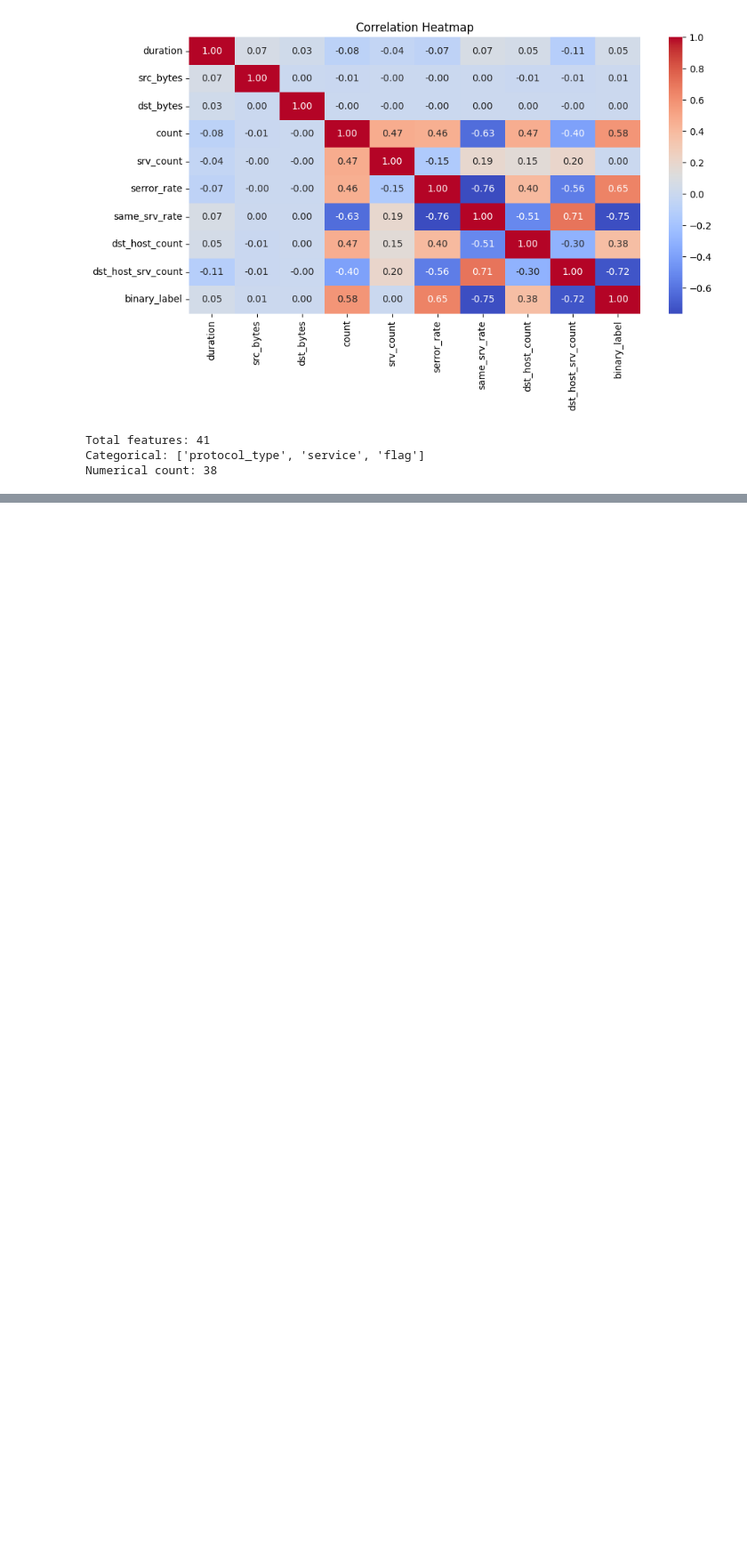
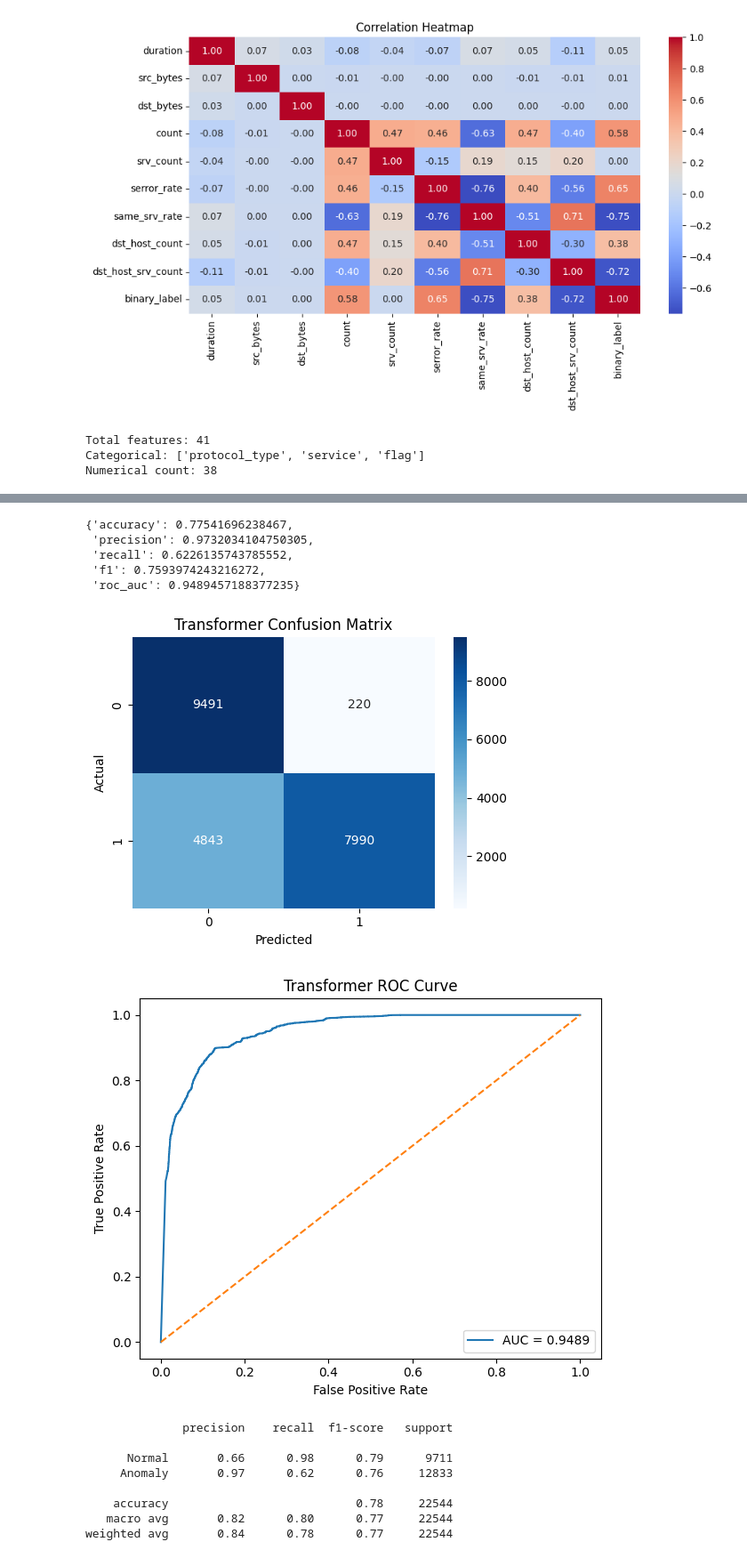
Before and after one commit to Mad03633/NetGuard, a Jupyter notebook: notebook/main.ipynb, the cells around one changed output, grey strips where cells are left out. Shown at 89% size. Cells and saved outputs as stored; diff of their text form; code cells hidden in the pictures; blank space fills up the shorter version.

```diff
--- a/notebook/main.ipynb
+++ b/notebook/main.ipynb
@@ -204,0 +328,21 @@ Numerical count: 38
+# %%
+import os
+from sklearn.ensemble import RandomForestClassifier
+
+# Random Forest
+rf_model_path = "../results/models/random_forest.pkl"
+
+if os.path.exists(rf_model_path):
+    rf_model = joblib.load(rf_model_path)
+    print("Loaded saved Random Forest model.")
+else:
+    rf_model = RandomForestClassifier(
+        n_estimators=200,
+        max_features="sqrt",
+        class_weight="balanced",
+        random_state=42,
+        n_jobs=-1
+    )
+    rf_model.fit(X_tr, y_tr)
+    joblib.dump(rf_model, rf_model_path)
+    print("Trained and saved Random Forest model.")
@@ -204,0 +539,41 @@ Numerical count: 38
+# %%
+# Evaluate Transformer
+transformer_metrics, y_true_t, y_pred_t, y_prob_t = evaluate_torch_binary_model(
+    transformer_model, test_loader
+)
+
+transformer_metrics
+# %% [output]
+{'accuracy': 0.77541696238467,
+ 'precision': 0.9732034104750305,
+ 'recall': 0.6226135743785552,
+ 'f1': 0.7593974243216272,
+ 'roc_auc': 0.9489457188377235}
+# %%
+# Save Transformer metrics and plots
+joblib.dump(transformer_metrics, "../results/metrics/transformer_metrics.pkl")
+
+plot_confusion(
+    y_true_t, y_pred_t,
+    "Transformer Confusion Matrix",
+    "../results/figures/transformer_confusion_matrix.png"
+)
+
+plot_roc_curve(
+    y_true_t, y_prob_t,
+    "Transformer ROC Curve",
+    "../results/figures/transformer_roc_curve.png"
+)
+
+print(classification_report(y_true_t, y_pred_t, target_names=["Normal", "Anomaly"]))
+# %% [output]
+[figure, added]
+[figure, added]
+              precision    recall  f1-score   support
+
+      Normal       0.66      0.98      0.79      9711
+     Anomaly       0.97      0.62      0.76     12833
+
+    accuracy                           0.78     22544
+   macro avg       0.82      0.80      0.77     22544
+weighted avg       0.84      0.78      0.77     22544
```
Also changed, not shown: parts of 29 cells of this notebook.
